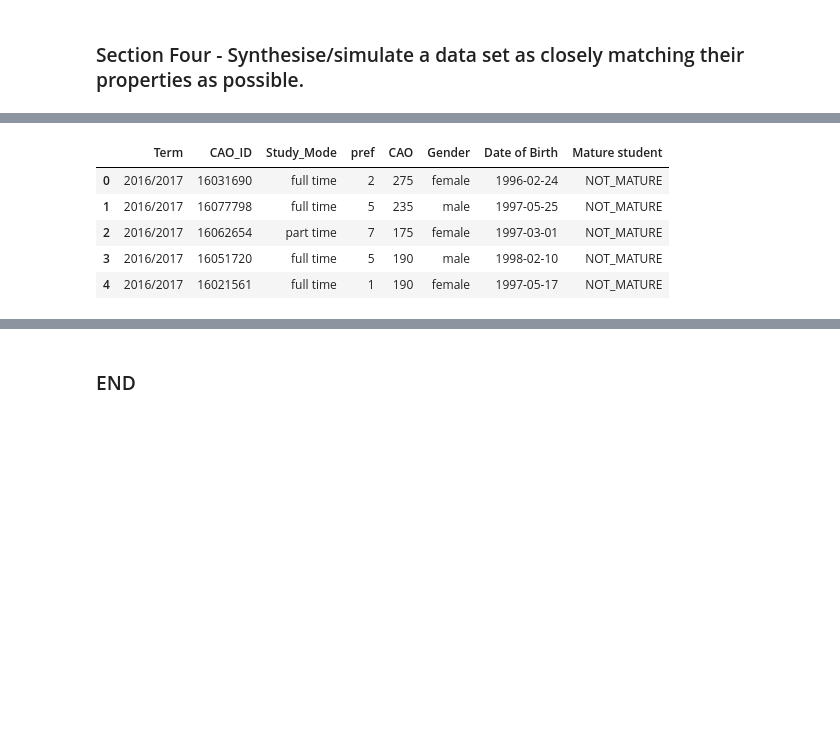
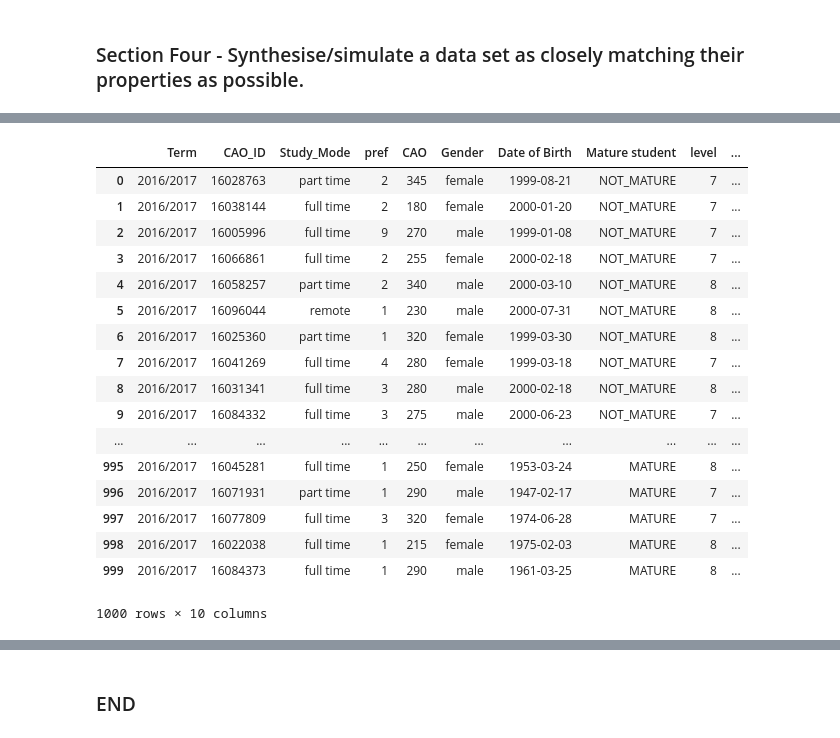
Before and after one commit to Hudsonsue/progproj, a Jupyter notebook: Project_Programming_Data_Analytics.ipynb, the cells around one changed output, grey strips where cells are left out. Drawn from its saved outputs; the diff is of its cells as text; code cells hidden in the pictures; blank space fills up the shorter version.

```diff
--- a/Project_Programming_Data_Analytics.ipynb
+++ b/Project_Programming_Data_Analytics.ipynb
@@ -117,4 +114,4 @@ array(['female', 'male', 'female', 'male', 'female', 'female', 'female',
 # %%
-Mode_of_Study = np.random.choice (['full time', 'part time','remote'], 100, p =[0.8,0.17,0.03])
-Mode_of_Study
+Mode_of_Study = np.random.choice (['full time', 'part time','remote'], 1000, p =[0.8,0.17,0.03])
+len(Mode_of_Study)
 # %% [output]
@@ -151,8 +131,9 @@ print(i)
 # %%
-cao = np.random.randint(32, 70, size=100)
+cao = np.random.randint(32, 70, size=1000)
 cao=cao*5
-print(cao)
+##print(cao)
+len(cao)
 ##CAO = pd.DataFrame(cao)
-# cao pts in stps of 5 in range 160-350
+# cao pts in stps of 5 in range 160-500
 ##CAO
 # %% [output]
@@ -174,43 +150,43 @@ def random_date(start_date, range_in_days):
     random_date = np.datetime64(start_date) + np.random.choice(days_to_add)
     return random_date
 i=1
-for i in range(4):
+for i in range(40):
     dob17 = random_date('1999-01-01', 635)
     DOB.append(dob17)
     MAT.append("NOT_MATURE")
-for i in range(34):
+for i in range(340):
     dob18 = random_date('1998-01-01', 200)
     DOB.append(dob18)
     MAT.append("NOT_MATURE")
-for i in range(38): ##changed to 38 to allow for rounding in published %
+for i in range(380): ##changed to 38 to allow for rounding in published %
     dob19 = random_date('1997-01-01', 200)
     DOB.append(dob19)
     MAT.append("NOT_MATURE")
-for i in range(9):
+for i in range(90):
     dob20 = random_date('1996-01-01', 200)
     DOB.append(dob20)
     MAT.append("NOT_MATURE")
-for i in range(3):
+for i in range(30):
     dob21 = random_date('1995-01-01', 200)
     DOB.append(dob21)
     MAT.append("NOT_MATURE")
-for i in range(1):
+for i in range(10):
     dob22 = random_date('1994-01-01', 200)
     DOB.append(dob22)
     MAT.append("NOT_MATURE")
-for i in range(1):
+for i in range(10):
     dob23 = random_date('1993-01-01', 200)
     DOB.append(dob23)
     MAT.append("MATURE")
-for i in range(2):
+for i in range(20):
     dob24 = random_date('1992-01-01', 200)
     DOB.append(dob24)
     MAT.append("MATURE")
-for i in range(3):
+for i in range(30):
     dob25_29 = random_date('1987-01-01', 1460)
     DOB.append(dob25_29)
     MAT.append("MATURE")
-for i in range(5):
+for i in range(50):
     dob30up = random_date('1941-01-01', 16425)
     DOB.append(dob30up)
     MAT.append ("MATURE")
@@ -222,6 +198,5 @@ for i in range(5):
 #adapted from response to stackoverflow query[3]
 # %%
 Term =[]
-for i in range(100):
+for i in range(1000):
     Term.append("2016/2017")
-    print(Term)
@@ -246,24 +203,33 @@ for i in range(100):
 # %%
-df = pd.DataFrame ()
+##df = pd.DataFrame ()
 df ["Term"]=Term
-##df.insert(0, 'Term_code', '2016/2017', astype string)
 df ["CAO_ID"] = CAO_ID
 df ["Study_Mode"] = Mode_of_Study
 df ["pref"] = pref
 df ["CAO"] = cao
 df ["Gender"] = M_F
 df ["Date of Birth"]=DOB
 df ["Mature student"]= MAT
-df.head()
-#df ["list"] = (int(13**np.random.random()))
-df = df.sample(frac=1).reset_index(drop=True)
-##[stackoverflow](https://stackoverflow.com/questions/29576430/shuffle-dataframe-rows)
+df ["level"]=program_level
+df ["discipline"]=discipline
+df ["CAO"] = cao
+df
+# %% [output]
+|  | Term | CAO_ID | Study_Mode | pref | CAO | Gender | Date of Birth | Mature student | level | ... |
+| 0 | 2016/2017 | 16028763 | part time | 2 | 345 | female | 1999-08-21 | NOT_MATURE | 7 | ... |
+| 1 | 2016/2017 | 16038144 | full time | 2 | 180 | female | 2000-01-20 | NOT_MATURE | 7 | ... |
+| 2 | 2016/2017 | 16005996 | full time | 9 | 270 | male | 1999-01-08 | NOT_MATURE | 7 | ... |
+| 3 | 2016/2017 | 16066861 | full time | 2 | 255 | female | 2000-02-18 | NOT_MATURE | 7 | ... |
+| 4 | 2016/2017 | 16058257 | part time | 2 | 340 | male | 2000-03-10 | NOT_MATURE | 8 | ... |
+| 5 | 2016/2017 | 16096044 | remote | 1 | 230 | male | 2000-07-31 | NOT_MATURE | 8 | ... |
+| 6 | 2016/2017 | 16025360 | part time | 1 | 320 | female | 1999-03-30 | NOT_MATURE | 8 | ... |
+| 7 | 2016/2017 | 16041269 | full time | 4 | 280 | female | 1999-03-18 | NOT_MATURE | 7 | ... |
+| 8 | 2016/2017 | 16031341 | full time | 3 | 280 | male | 2000-02-18 | NOT_MATURE | 8 | ... |
+| 9 | 2016/2017 | 16084332 | full time | 3 | 275 | male | 2000-06-23 | NOT_MATURE | 7 | ... |
+| ... | ... | ... | ... | ... | ... | ... | ... | ... | ... | ... |
+| 995 | 2016/2017 | 16045281 | full time | 1 | 250 | female | 1953-03-24 | MATURE | 8 | ... |
+| 996 | 2016/2017 | 16071931 | part time | 1 | 290 | male | 1947-02-17 | MATURE | 7 | ... |
+| 997 | 2016/2017 | 16077809 | full time | 3 | 320 | female | 1974-06-28 | MATURE | 7 | ... |
+| 998 | 2016/2017 | 16022038 | full time | 1 | 215 | female | 1975-02-03 | MATURE | 8 | ... |
+| 999 | 2016/2017 | 16084373 | full time | 1 | 290 | male | 1961-03-25 | MATURE | 8 | ... |
+1000 rows × 10 columns
-# %%
-df.head()
-# %% [output]
-|  | Term | CAO_ID | Study_Mode | pref | CAO | Gender | Date of Birth | Mature student |
-| 0 | 2016/2017 | 16031690 | full time | 2 | 275 | female | 1996-02-24 | NOT_MATURE |
-| 1 | 2016/2017 | 16077798 | full time | 5 | 235 | male | 1997-05-25 | NOT_MATURE |
-| 2 | 2016/2017 | 16062654 | part time | 7 | 175 | female | 1997-03-01 | NOT_MATURE |
-| 3 | 2016/2017 | 16051720 | full time | 5 | 190 | male | 1998-02-10 | NOT_MATURE |
-| 4 | 2016/2017 | 16021561 | full time | 1 | 190 | female | 1997-05-17 | NOT_MATURE |
```
Also changed, not shown: parts of 13 cells of this notebook, 1 other file.
